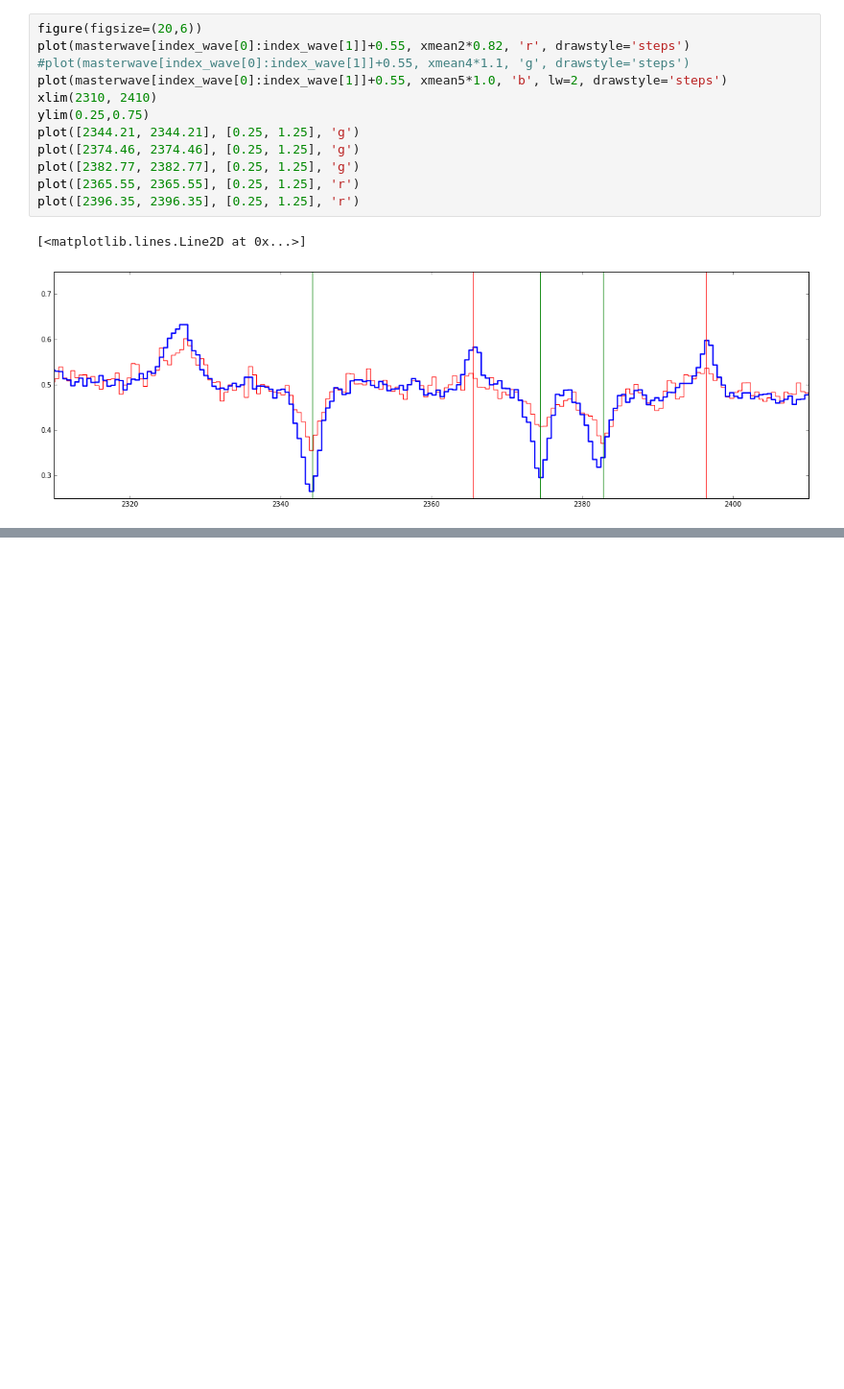
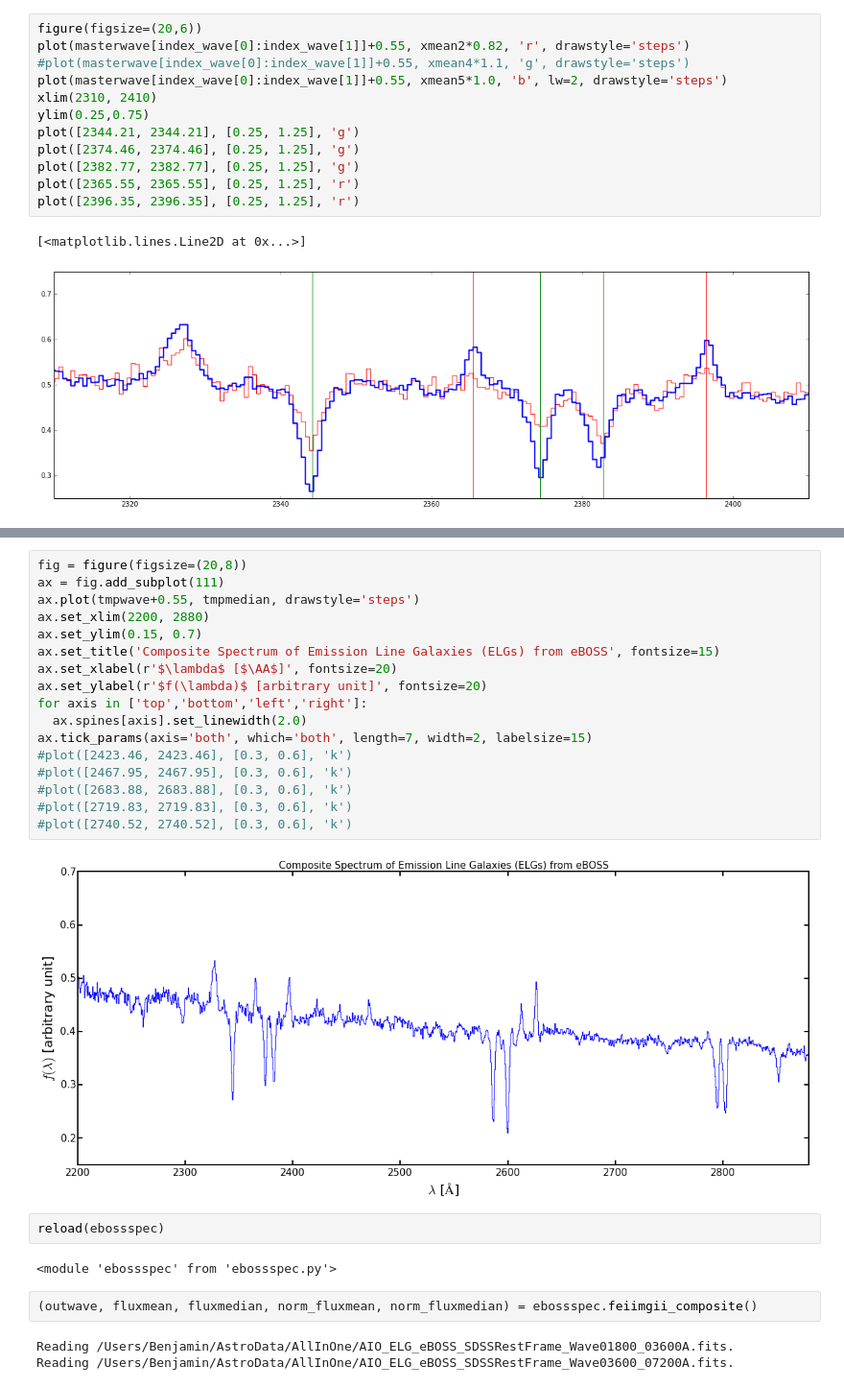
Before and after one commit to guangtunbenzhu/BGT-Cosmology, a Jupyter notebook: Spectroscopy/eBOSS_NUV.ipynb, the cells around one changed output, grey strips where cells are left out. Shown: that part at 96% size. Drawn from its saved outputs; the diff is of its cells as text; blank space fills up the shorter version.

Commit message:
ebossspec

```diff
--- a/Spectroscopy/eBOSS_NUV.ipynb
+++ b/Spectroscopy/eBOSS_NUV.ipynb
@@ -105,0 +188,28 @@ plot([2396.35, 2396.35], [0.25, 1.25], 'r')
+# %%
+fig = figure(figsize=(20,8))
+ax = fig.add_subplot(111)
+ax.plot(tmpwave+0.55, tmpmedian, drawstyle='steps')
+ax.set_xlim(2200, 2880)
+ax.set_ylim(0.15, 0.7)
+ax.set_title('Composite Spectrum of Emission Line Galaxies (ELGs) from eBOSS', fontsize=15)
+ax.set_xlabel(r'$\lambda$ [$\AA$]', fontsize=20)
+ax.set_ylabel(r'$f(\lambda)$ [arbitrary unit]', fontsize=20)
+for axis in ['top','bottom','left','right']:
+  ax.spines[axis].set_linewidth(2.0)
+ax.tick_params(axis='both', which='both', length=7, width=2, labelsize=15)
+#plot([2423.46, 2423.46], [0.3, 0.6], 'k')
+#plot([2467.95, 2467.95], [0.3, 0.6], 'k')
+#plot([2683.88, 2683.88], [0.3, 0.6], 'k')
+#plot([2719.83, 2719.83], [0.3, 0.6], 'k')
+#plot([2740.52, 2740.52], [0.3, 0.6], 'k')
+# %% [output]
+[figure, added]
+# %%
+reload(ebossspec)
+# %% [output]
+<module 'ebossspec' from 'ebossspec.py'>
+# %%
+(outwave, fluxmean, fluxmedian, norm_fluxmean, norm_fluxmedian) = ebossspec.feiimgii_composite()
+# %% [output]
+Reading /Users/Benjamin/AstroData/AllInOne/AIO_ELG_eBOSS_SDSSRestFrame_Wave01800_03600A.fits.
+Reading /Users/Benjamin/AstroData/AllInOne/AIO_ELG_eBOSS_SDSSRestFrame_Wave03600_07200A.fits.
```
Also changed, not shown: parts of 9 cells of this notebook, 4 other files.
